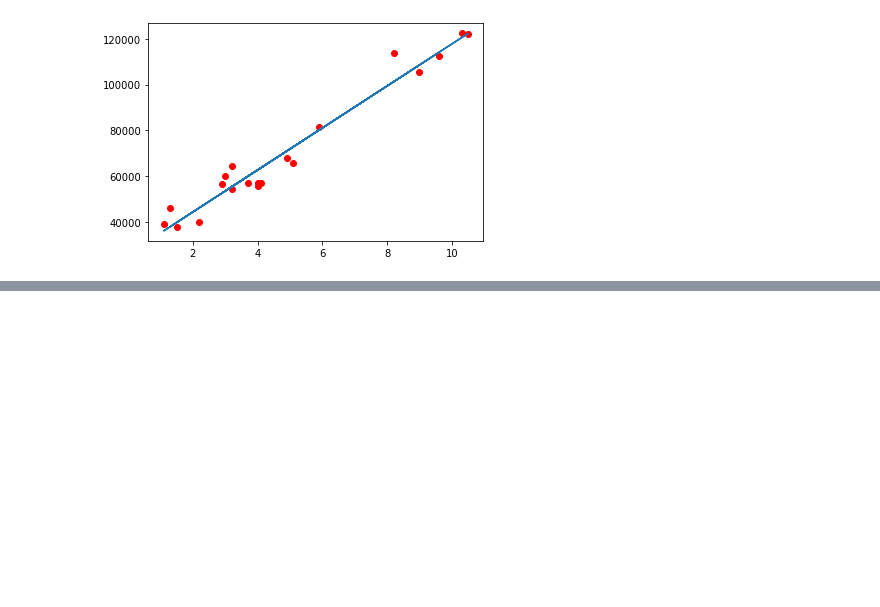
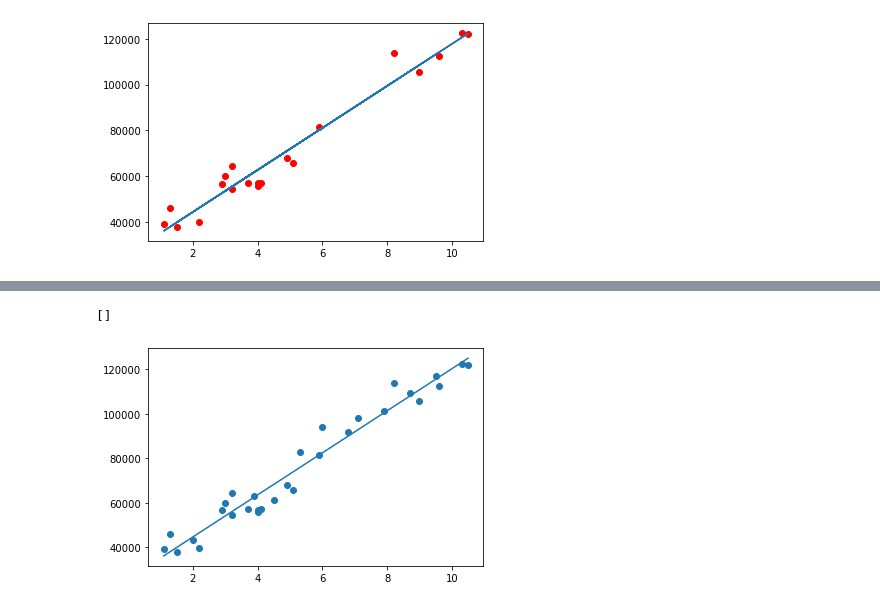
Before and after one commit to TaniaToyo/Datascience_Project, a Jupyter notebook: Linear Reg/Untitled.ipynb, the cells around one changed output, grey strips where cells are left out. Cells and saved outputs as stored; diff of their text form; code cells hidden in the pictures; blank space fills up the shorter version.

```diff
--- a/Linear Reg/Untitled.ipynb
+++ b/Linear Reg/Untitled.ipynb
@@ -14,6 +15,9 @@ df.head()
 | 2 | 1.5 | 37731.0 |
 | 3 | 2.0 | 43525.0 |
 | 4 | 2.2 | 39891.0 |
+# %%
+X= df['YearsExperience']
+Y= df['Salary']
 # %%
 sns.distplot(df['YearsExperience'])
 # %% [output]
@@ -111,0 +131,8 @@ mean_absolute_error(ytest, y_predict)
+# %%
+plt.scatter(X,Y)
+yhat=2.579e+04+9449.9623*X
+plt.plot(X,yhat)
+plt.plot()
+# %% [output]
+[]
+[figure, added]
```
Also changed, not shown: parts of 10 cells of this notebook.
